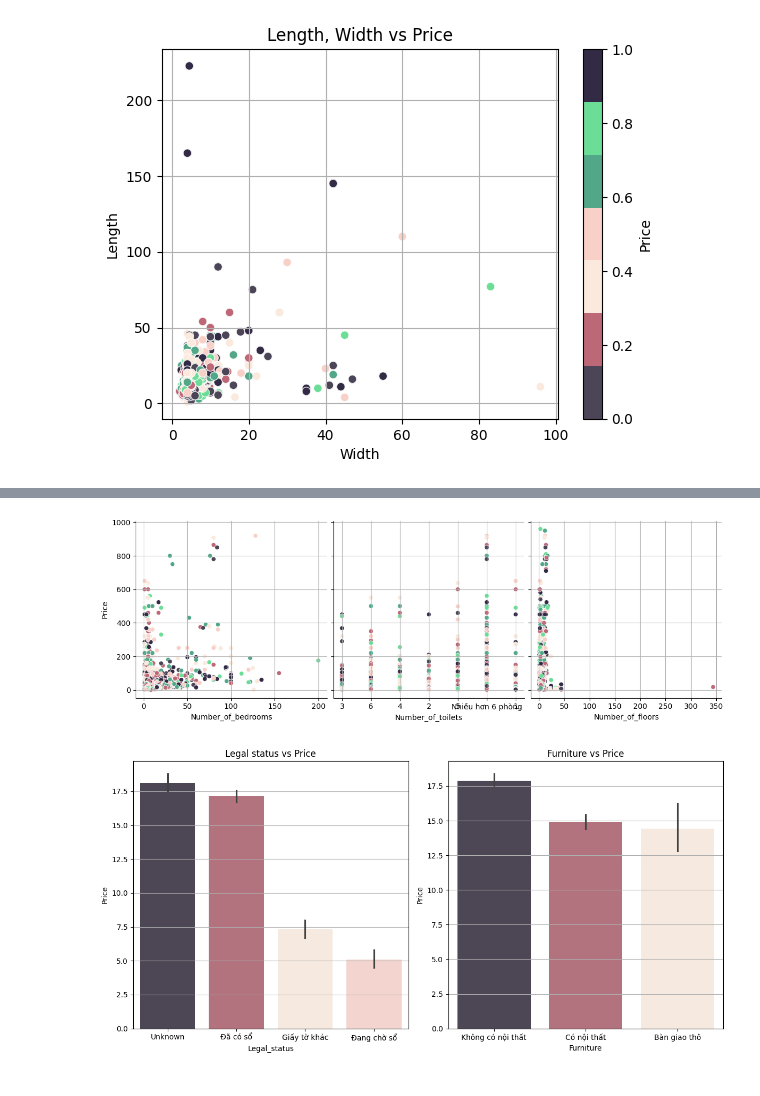
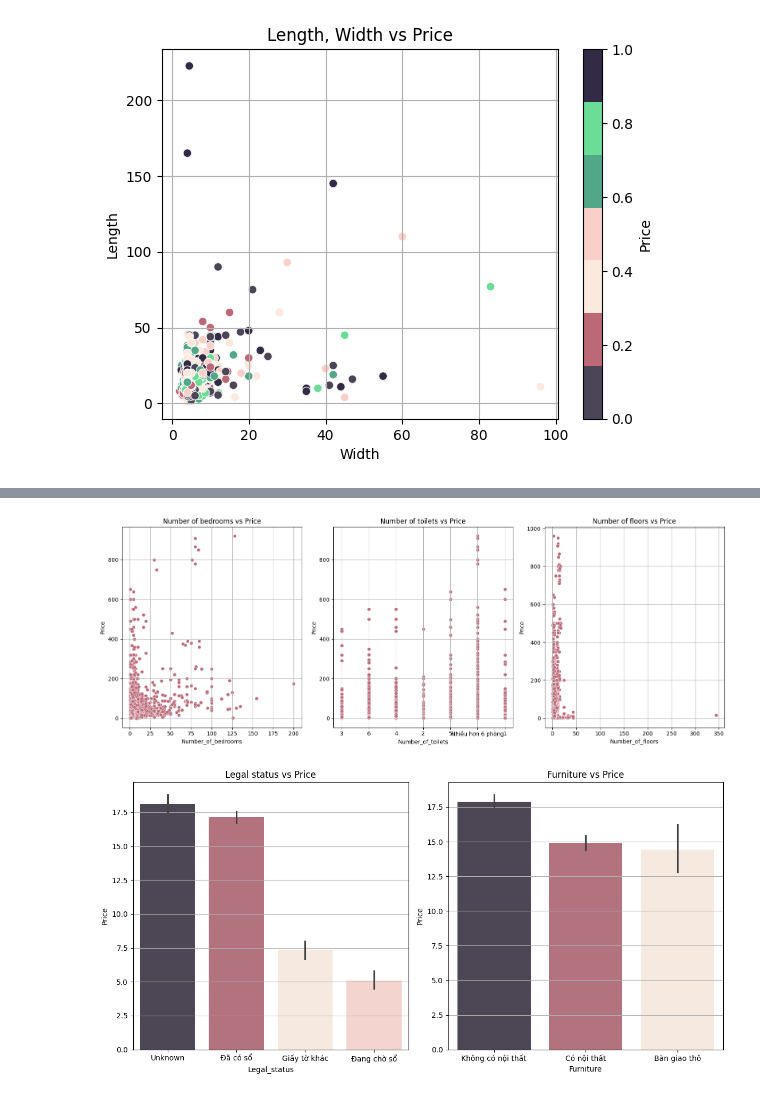
Before and after one commit to nldhuyen0047/real_estate_project, a Jupyter notebook: real_estate.ipynb, the cells around one changed output, grey strips where cells are left out. Cells and saved outputs as stored; diff of their text form; code cells hidden in the pictures.

Commit message:
đổi chỗ code gộp địa chỉ và thay đổi màu một số biểu đồ

```diff
--- a/real_estate.ipynb
+++ b/real_estate.ipynb
@@ -525,12 +549,28 @@ plt.show()
-# %%
-def scatter_p3(x,y,z):
-    plot = sns.pairplot(df, x_vars=[x, y, z], y_vars="Price", hue="Price", palette=custom_palette, size=4, aspect=1, kind='scatter')
-    plot._legend.remove()
-    plt.show()
-
-scatter_p3("Number_of_bedrooms", "Number_of_toilets", "Number_of_floors")
-# %% [output]
-[figure, removed]
+# %%
+fig, axes = plt.subplots(1, 3, figsize=(16, 6))
+
+# Biểu đồ Number_of_bedrooms vs Price
+axes[0].set_title('Number of bedrooms vs Price')
+sns.scatterplot(data=df, x="Number_of_bedrooms", y="Price", color="#BD6877", palette=custom_palette, ax=axes[0])
+axes[0].set_xlabel('Number_of_bedrooms')
+axes[0].set_ylabel('Price')
+
+# Biểu đồ Number_of_toilets vs Price
+axes[1].set_title('Number of toilets vs Price')
+sns.scatterplot(data=df, x="Number_of_toilets", y="Price", color="#BD6877", palette=custom_palette, ax=axes[1])
+axes[1].set_xlabel('Number_of_toilets')
+axes[1].set_ylabel('Price')
+
+# Biểu đồ Number_of_floors vs Price
+axes[2].set_title('Number of floors vs Price')
+sns.scatterplot(data=df, x="Number_of_floors", y="Price", color="#BD6877", palette=custom_palette, ax=axes[2])
+axes[2].set_xlabel('Number_of_floors')
+axes[2].set_ylabel('Price')
+
+plt.tight_layout()
+plt.show()
+# %% [output]
+[figure, added]
 # %%
 fig, axes = plt.subplots(1, 2, figsize=(12, 6))
 
```
Also changed, not shown: parts of 4 cells of this notebook.
